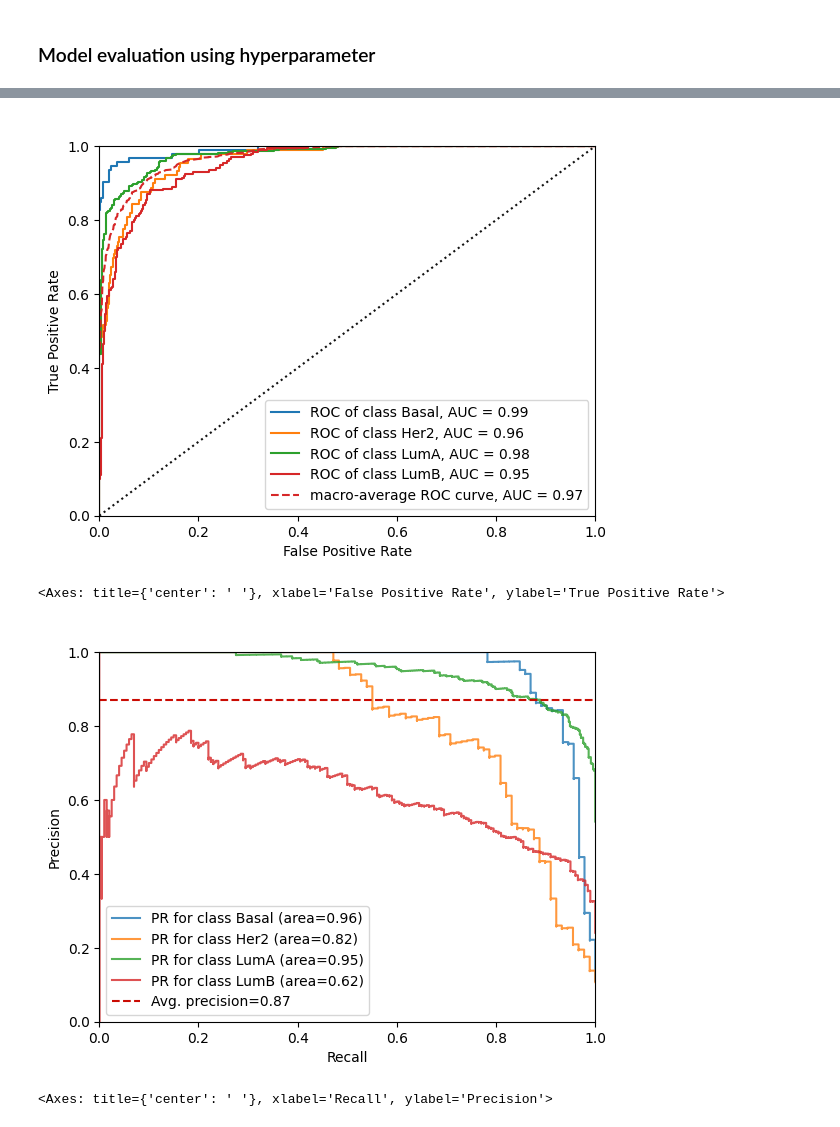
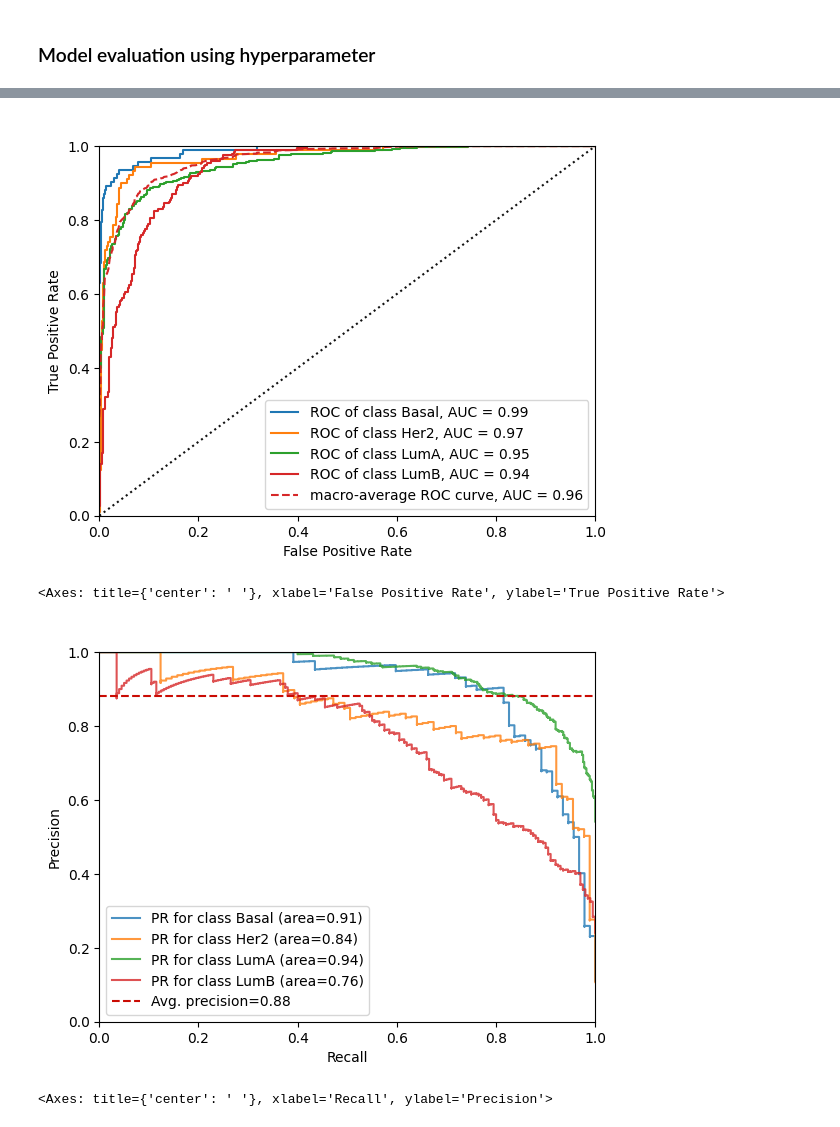
Before and after one commit to jeong2624/ML_BRCA-subtype, a Jupyter notebook: Classifier/Naive_Bayes.ipynb, the cells around one changed output, grey strips where cells are left out. Drawn from its saved outputs; the diff is of its cells as text; code cells hidden in the pictures.

```diff
--- a/Classifier/Naive_Bayes.ipynb
+++ b/Classifier/Naive_Bayes.ipynb
@@ -99,8 +92,13 @@ y_test.head()
 from sklearn.preprocessing import LabelEncoder
 
 encoder = LabelEncoder()
-y_train = encoder.fit_transform(y_train)
-y_test = encoder.transform(y_test)
+encoder.fit(y_train)
+y_train_encoder = encoder.transform(y_train)
+y_test_encoder = encoder.transform(y_test)
+
+# Create series.
+y_train = pd.Series(y_train_encoder, index = y_train.index)
+y_test = pd.Series(y_test_encoder, index = y_test.index)
 # %%
 # Downsampling based on k-means cluster,
 from imblearn.under_sampling import ClusterCentroids
@@ -119,15 +142,8 @@ Text(0, 0.5, 'Frequency')
 # %% [markdown]
 ###  Hyperparameter tuning using GridSearchCV
 # %%
-from sklearn.naive_bayes import GaussianNB
-from sklearn.metrics import classification_report, f1_score, roc_auc_score, make_scorer, accuracy_score, ConfusionMatrixDisplay
-from sklearn.model_selection import train_test_split, RepeatedStratifiedKFold, GridSearchCV, cross_validate
-from yellowbrick.classifier import ROCAUC, PrecisionRecallCurve
-from imblearn.metrics import specificity_score, sensitivity_score
-
 hyperparameters = {'var_smoothing': [1e-2, 1e-4, 1e-6, 1e-8, 1e-10, 1e-12]}
 
-cv = RepeatedStratifiedKFold(n_splits = 10, n_repeats = 10, random_state = 123)
 specificity = make_scorer(specificity_score, average = "macro")
 sensitivity = make_scorer(sensitivity_score, average = "macro")
 
@@ -137,10 +153,9 @@ scoring = {"accuracy" : "accuracy",
            "f1-score" : "f1_macro",
            "auc" : "roc_auc_ovr"}
 
-clf = GaussianNB()
 optimizer = GridSearchCV(clf, hyperparameters, cv = cv, scoring = scoring,
                          n_jobs = 60, return_train_score = True, refit = "accuracy")
-best_model = optimizer.fit(X_res, y_res)
+best_model = optimizer.fit(X_train, y_train)
 # %%
 print('가장 좋은 var_smoothing 값:', best_model.best_estimator_.get_params()['var_smoothing'])
 print("가장 좋은 Score :",best_model.best_score_)
@@ -182,7 +197,7 @@ Final_GRID_result
 # %%
 # Model fitting and prediction.
 model = best_model.best_estimator_
-model.fit(X_res, y_res)
+model.fit(X_train, y_train)
 y_pred = model.predict(X_test)
 y_pred_proba = model.predict_proba(X_test)
 # %%
@@ -214,21 +229,21 @@ plt.show()
 plt.rcdefaults()
 visualizer = ROCAUC(model, classes = ["Basal", "Her2", "LumA", "LumB"], macro = True, micro = False, title = " ")
 
-visualizer.fit(X_res, y_res)
+visualizer.fit(X_train, y_train)
 visualizer.score(X_test, y_test)
 visualizer.show()
 # %% [output]
-[figure, old version]
+[figure, new version]
 <Axes: title={'center': ' '}, xlabel='False Positive Rate', ylabel='True Positive Rate'>
 # %%
 # Precision-Recall curve
 plt.rcdefaults()
 visualizer = PrecisionRecallCurve(model, per_class = True, classes = ["Basal", "Her2", "LumA", "LumB"], title = " ")
-visualizer.fit(X_res, y_res)
+visualizer.fit(X_train, y_train)
 visualizer.score(X_test, y_test)
 visualizer.show()
 # %% [output]
-[figure, old version]
+[figure, new version]
 <Axes: title={'center': ' '}, xlabel='Recall', ylabel='Precision'>
 # %%
 # Accuracy
```
Also changed, not shown: parts of 18 cells of this notebook.
